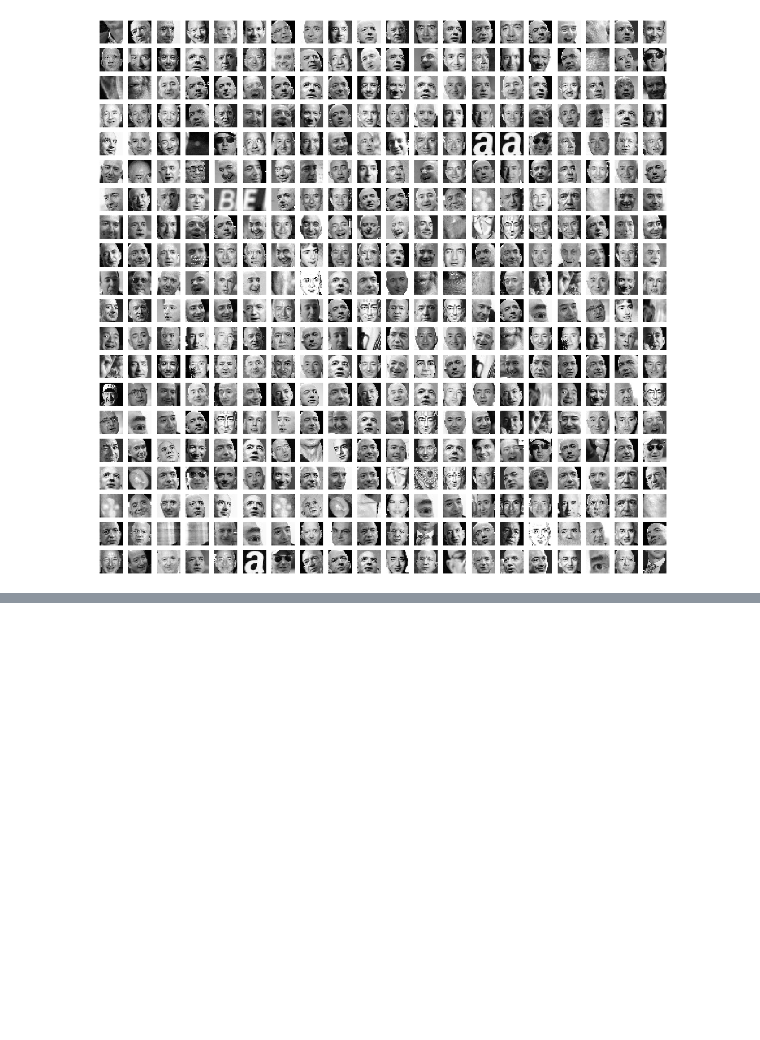
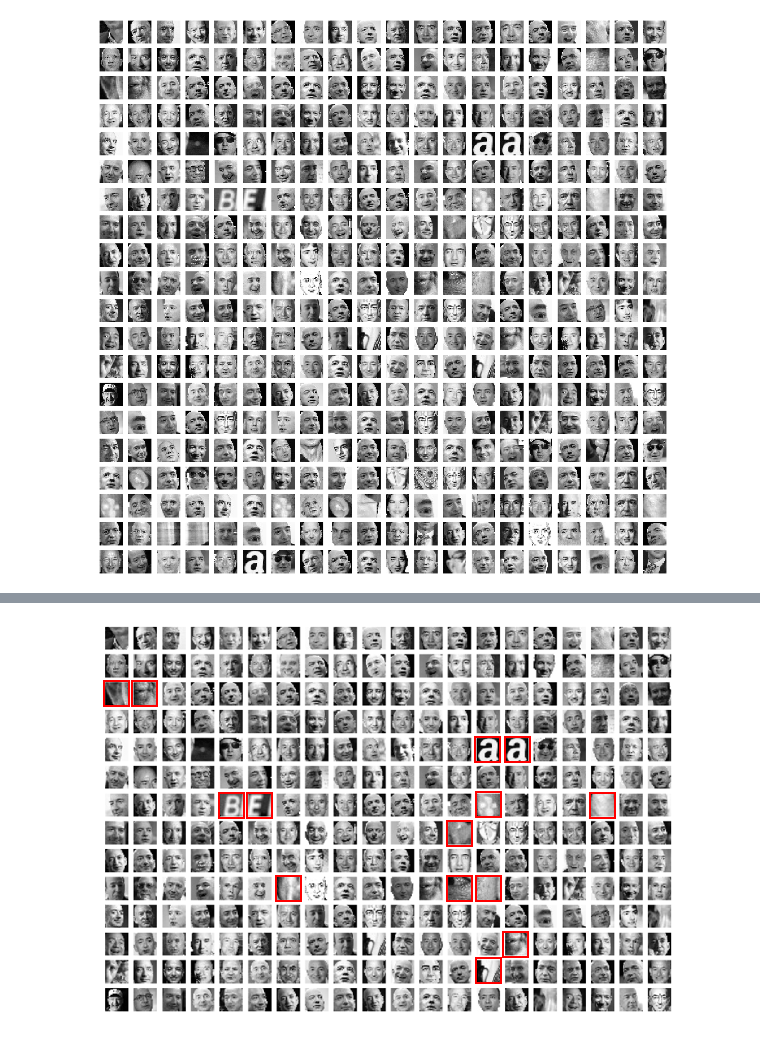
Before and after one commit to aymericdelab/Founder-Classifier, a Jupyter notebook: build_dataset.ipynb, the cells around one changed output, grey strips where cells are left out. Cells and saved outputs as stored; diff of their text form; code cells hidden in the pictures; blank space fills up the shorter version.

```diff
--- a/build_dataset.ipynb
+++ b/build_dataset.ipynb
@@ -381,0 +346,4 @@ plt.show()
+# %%
+Image('figures/resized_gray_jeff_noise.png')
+# %% [output]
+[figure, added]
```
Also changed, not shown: parts of 8 cells of this notebook.
